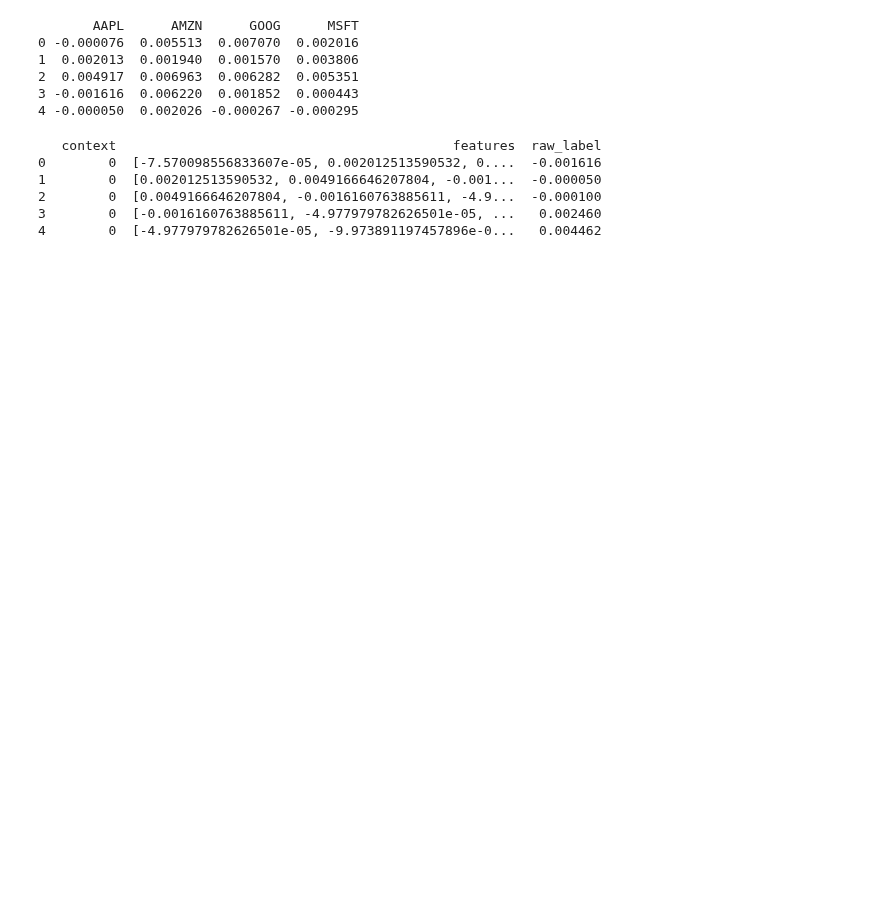
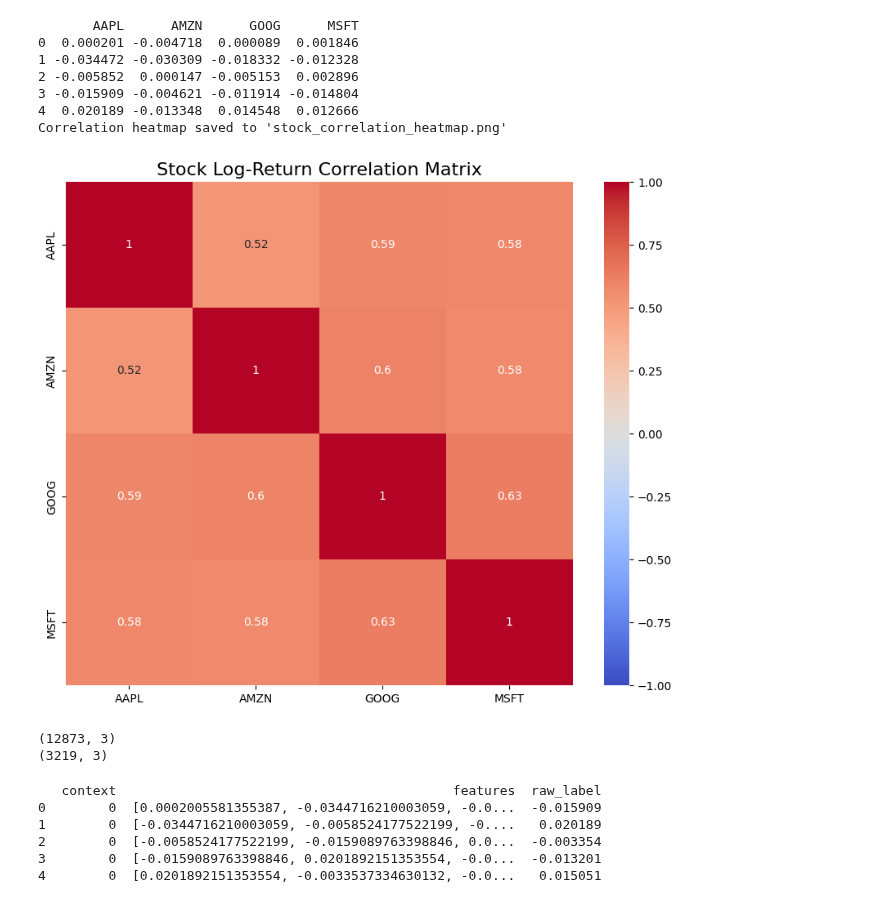
Before and after one commit to Rishivarshil/osuquantumclub, a Jupyter notebook: cqnn_mvp.ipynb, the cells around one changed output. Cells and saved outputs as stored; diff of their text form; code cells hidden in the pictures; blank space fills up the shorter version.

```diff
--- a/cqnn_mvp.ipynb
+++ b/cqnn_mvp.ipynb
@@ -1,17 +1,51 @@
 # %%
 import pandas as pd
 # load data from log-returns
 
 df_log_returns = pd.read_csv('squashed_log_returns.csv')
 
 print(df_log_returns.head())
+
+
+# Calculate the correlation matrix from the original log-returns
+corr_matrix = df_log_returns.corr()
+
+plt.figure(figsize=(10, 8))
+sns.heatmap(corr_matrix,
+            annot=True,     # Show the correlation values on the map
+            cmap='coolwarm',# Use a blue-to-red color scheme
+            vmin=-1, vmax=1) # Set the range from -1 to 1
+plt.title('Stock Log-Return Correlation Matrix', fontsize=16)
+plt.savefig('stock_correlation_heatmap.png')
+
+print("Correlation heatmap saved to 'stock_correlation_heatmap.png'")
 # %% [output]
        AAPL      AMZN      GOOG      MSFT
-0 -0.000076  0.005513  0.007070  0.002016
-1  0.002013  0.001940  0.001570  0.003806
-2  0.004917  0.006963  0.006282  0.005351
-3 -0.001616  0.006220  0.001852  0.000443
-4 -0.000050  0.002026 -0.000267 -0.000295
+0  0.000201 -0.004718  0.000089  0.001846
+1 -0.034472 -0.030309 -0.018332 -0.012328
+2 -0.005852  0.000147 -0.005153  0.002896
+3 -0.015909 -0.004621 -0.011914 -0.014804
+4  0.020189 -0.013348  0.014548  0.012666
+Correlation heatmap saved to 'stock_correlation_heatmap.png'
+[figure, added]
+# %%
+# split into train and test sets
+
+TRAIN_RATIO = 0.8  # take the first 80% of df as requested
+
+# Compute split index using the row order (first 80%)
+n_rows = len(df)
+split_index = int(n_rows * TRAIN_RATIO)
+
+# First 80% (preserve original order); create df_test for remainder
+df_train = df.iloc[:split_index].reset_index(drop=True)
+df_test = df.iloc[split_index:].reset_index(drop=True)
+
+print(df_train.shape)
+print(df_test.shape)
+# %% [output]
+(12873, 3)
+(3219, 3)
 # %%
 import numpy as np
 
@@ -22,7 +56,7 @@ df = pd.DataFrame(columns=['context','features','raw_label'])
 
 for context, ticker in enumerate(df_log_returns.columns):
 
-    stock_series = df_log_return[ticker]
+    stock_series = df_log_returns[ticker]
 
     # Slide a window across this one stock's time series
     # We stop (window_size - 1) from the end
@@ -42,11 +76,11 @@ for context, ticker in enumerate(df_log_returns.columns):
 print(df.head())
 # %% [output]
    context                                           features  raw_label
-0        0  [-7.570098556833607e-05, 0.002012513590532, 0....  -0.001616
-1        0  [0.002012513590532, 0.0049166646207804, -0.001...  -0.000050
-2        0  [0.0049166646207804, -0.0016160763885611, -4.9...  -0.000100
-3        0  [-0.0016160763885611, -4.977979782626501e-05, ...   0.002460
-4        0  [-4.977979782626501e-05, -9.973891197457896e-0...   0.004462
+0        0  [0.0002005581355387, -0.0344716210003059, -0.0...  -0.015909
+1        0  [-0.0344716210003059, -0.0058524177522199, -0....   0.020189
+2        0  [-0.0058524177522199, -0.0159089763398846, 0.0...  -0.003354
+3        0  [-0.0159089763398846, 0.0201892151353554, -0.0...  -0.013201
+4        0  [0.0201892151353554, -0.0033537334630132, -0.0...   0.015051
 # %%
 # Convert labels to bins
 N_BINS = 2
```
Also changed, not shown: parts of 8 cells of this notebook, 7 other files.
